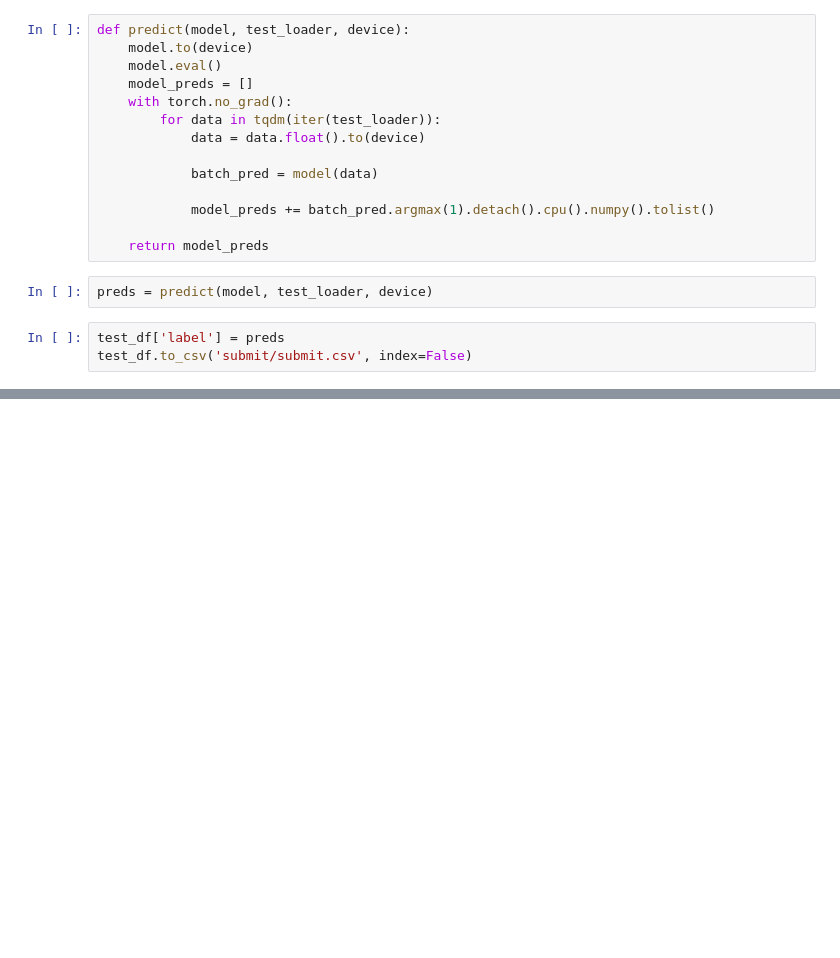
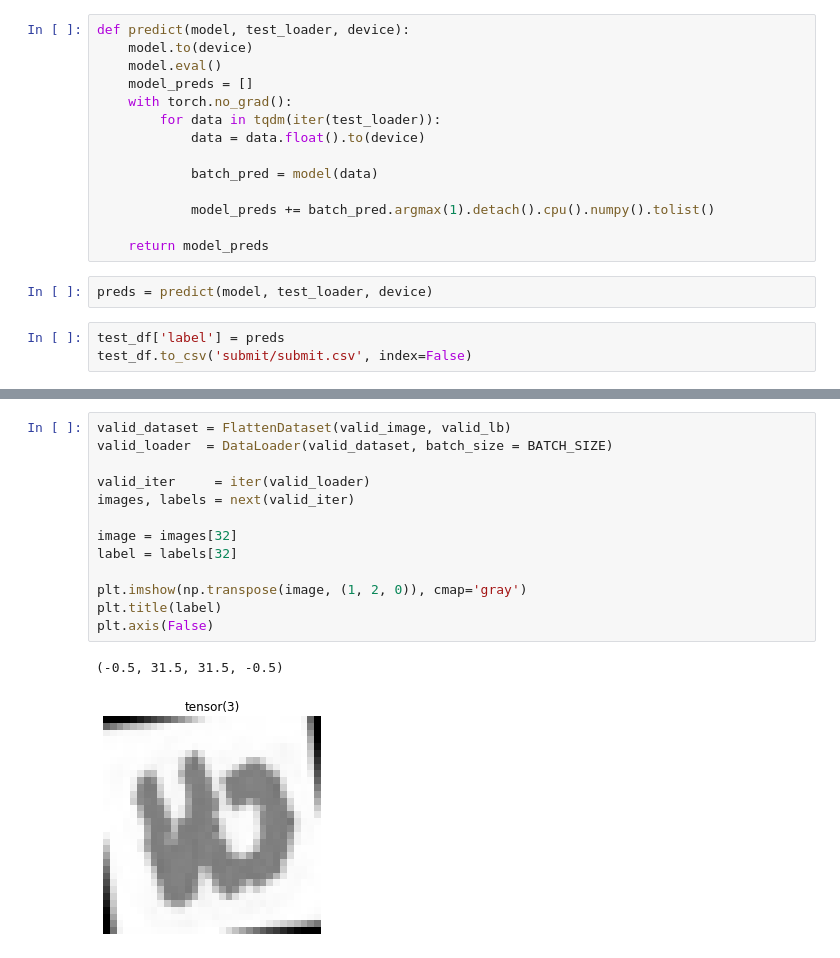
Before and after one commit to AhMuGeoNa/Dacon_3d_MNIST, a Jupyter notebook: dacon - 3d mnist.ipynb, the cells around one changed output, grey strips where cells are left out. Saved outputs shown, nothing was run; the diff lists cells and outputs as text; blank space fills up the shorter version.

```diff
--- a/dacon - 3d mnist.ipynb
+++ b/dacon - 3d mnist.ipynb
@@ -423,0 +532,16 @@ test_df.to_csv('submit/submit.csv', index=False)
+# %%
+valid_dataset = FlattenDataset(valid_image, valid_lb)
+valid_loader  = DataLoader(valid_dataset, batch_size = BATCH_SIZE)
+
+valid_iter     = iter(valid_loader)
+images, labels = next(valid_iter)
+
+image = images[32]
+label = labels[32]
+
+plt.imshow(np.transpose(image, (1, 2, 0)), cmap='gray')
+plt.title(label)
+plt.axis(False)
+# %% [output]
+(-0.5, 31.5, 31.5, -0.5)
+[figure, added]
```
Also changed, not shown: parts of 41 cells of this notebook.
